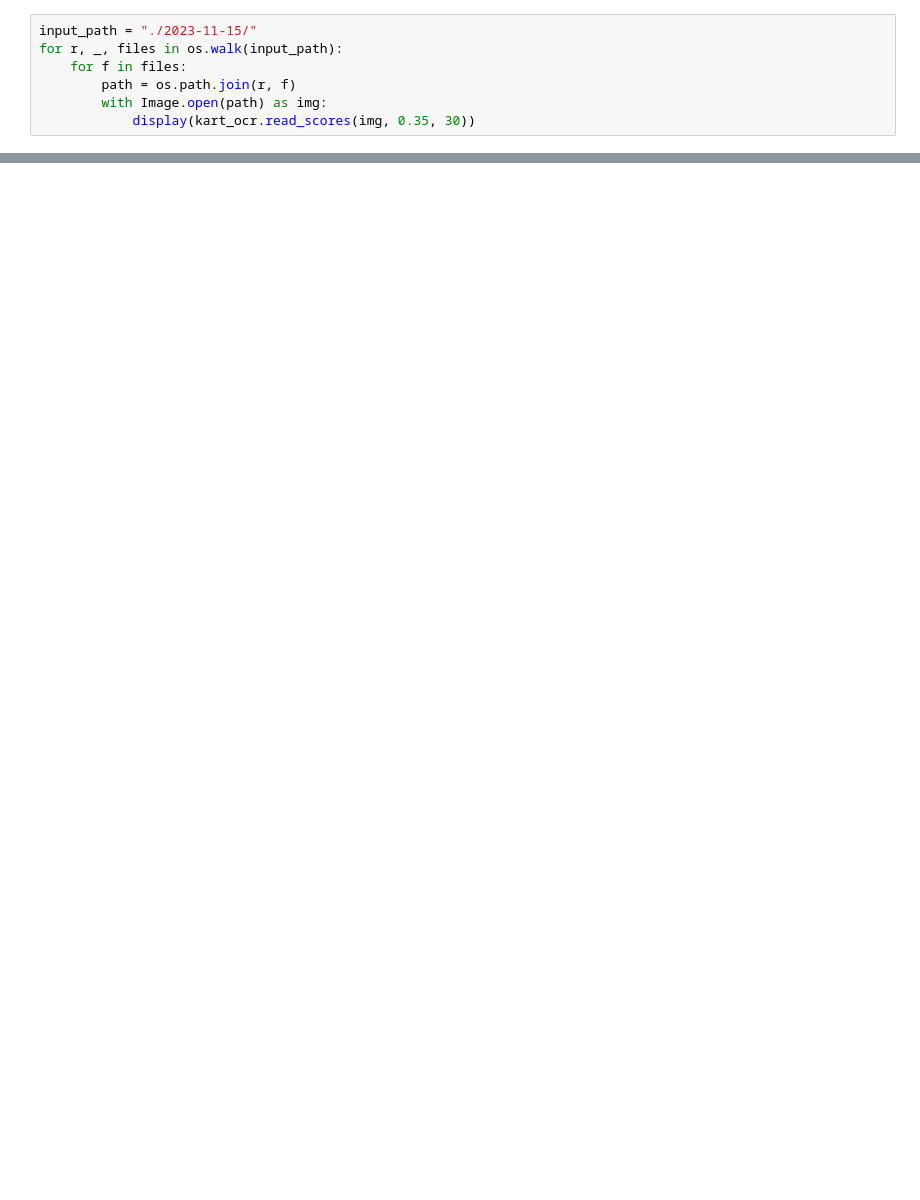
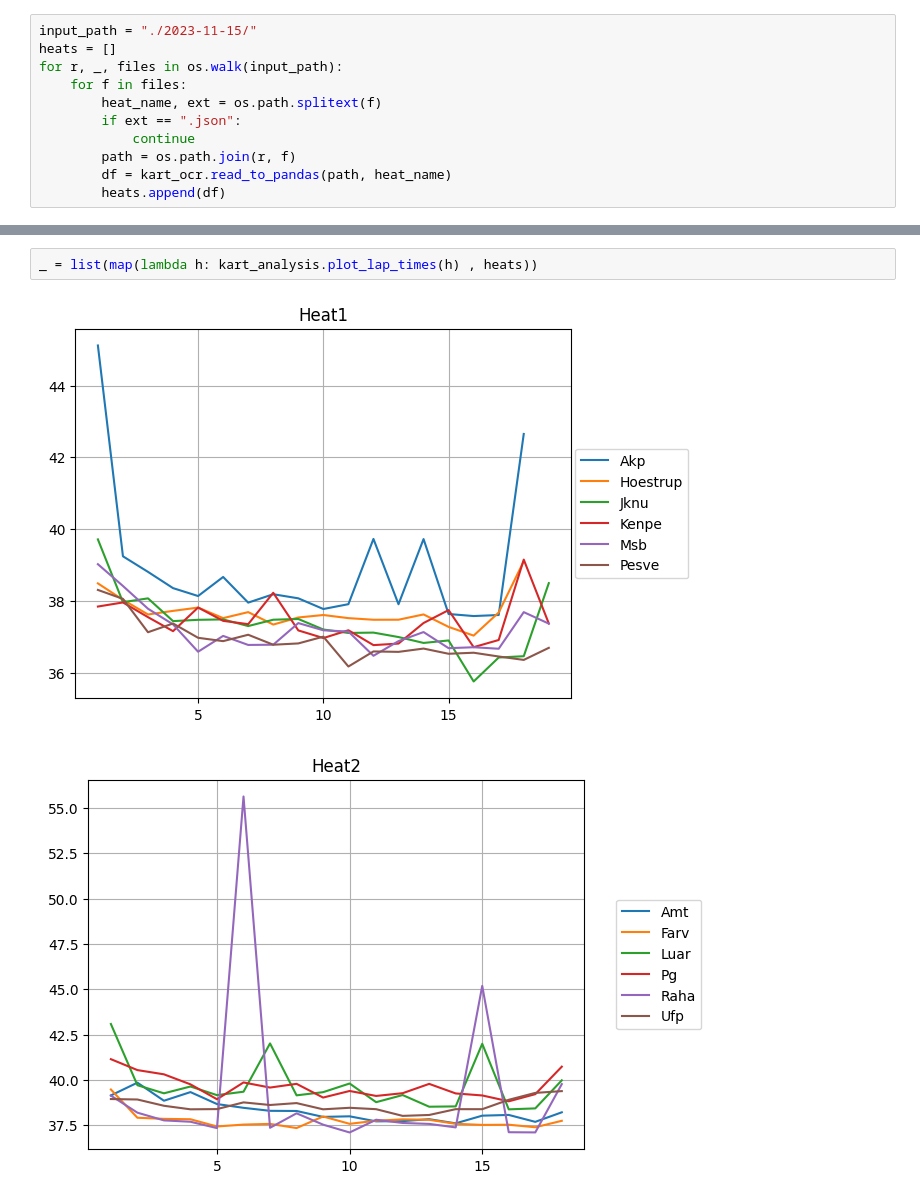
Before and after one commit to Spinkelben/GoKart, a Jupyter notebook: Analysis V2.ipynb, the cells around one changed output, grey strips where cells are left out. Cells and saved outputs as stored; diff of their text form; blank space fills up the shorter version.

```diff
--- a/Analysis V2.ipynb
+++ b/Analysis V2.ipynb
@@ -8,8 +16,12 @@ from PIL import Image
 # %%
 input_path = "./2023-11-15/"
+heats = []
 for r, _, files in os.walk(input_path):
     for f in files:
+        heat_name, ext = os.path.splitext(f)
+        if ext == ".json":
+            continue
         path = os.path.join(r, f)
-        with Image.open(path) as img:
-            display(kart_ocr.read_scores(img, 0.35, 30))
+        df = kart_ocr.read_to_pandas(path, heat_name)
+        heats.append(df)
 # %% [output]
@@ -117,0 +102,5 @@ for r, _, files in os.walk(input_path):
+# %%
+_ = list(map(lambda h: kart_analysis.plot_lap_times(h) , heats))
+# %% [output]
+[figure, added]
+[figure, added]
```
Also changed, not shown: parts of 21 cells of this notebook, 9 other files.
